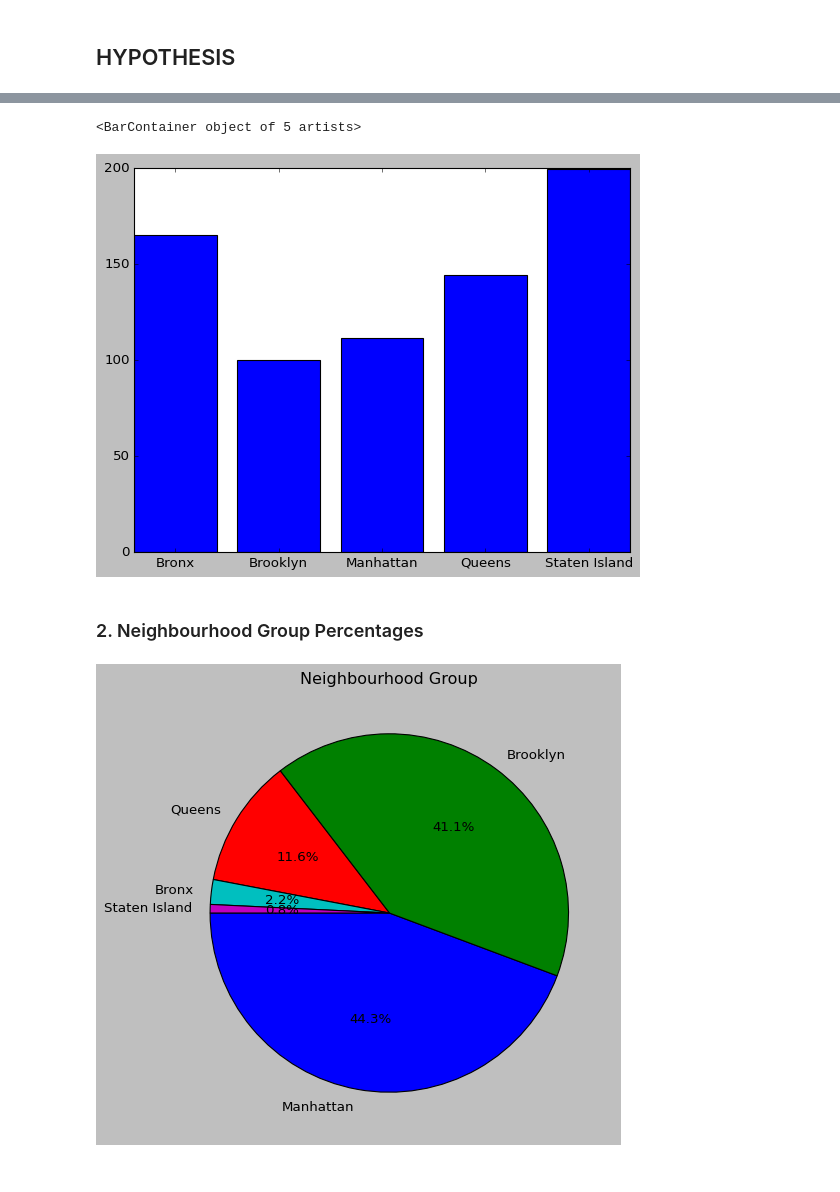
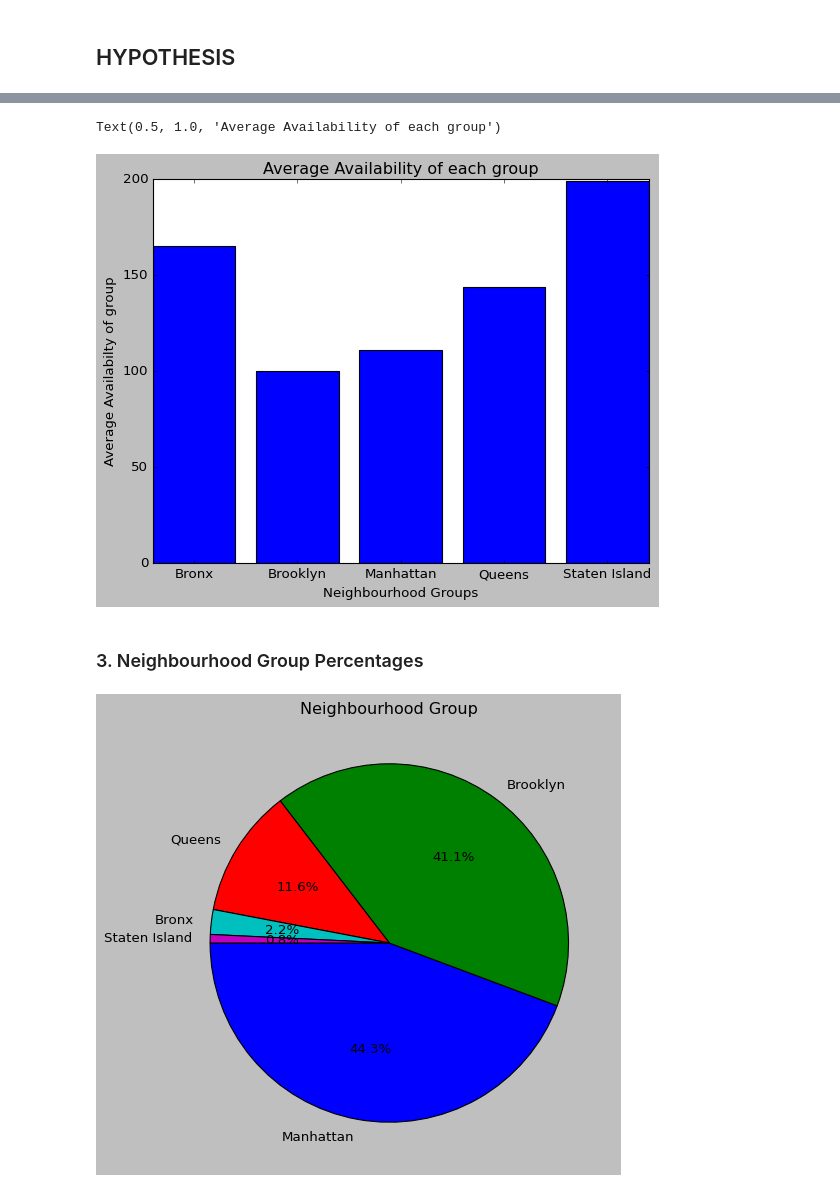
Before and after one commit to Rajashekar-Anumalla/AirbnbBookingAnalysis, a Jupyter notebook: 1_[Notebook]Airbnb_Bookings_Analysis_Capstone_Project.ipynb, the cells around one changed output, grey strips where cells are left out. Saved outputs shown, nothing was run; the diff lists cells and outputs as text; code cells hidden in the pictures.

```diff
--- a/1_[Notebook]Airbnb_Bookings_Analysis_Capstone_Project.ipynb
+++ b/1_[Notebook]Airbnb_Bookings_Analysis_Capstone_Project.ipynb
@@ -178,11 +205,14 @@ data1 = data1.groupby('neighbourhood_group', as_index= False)['availability_365'
 
 data1['availability_365'] = data1['availability_365'].astype(int)
 # for better visualization converting float value into int
-# %%
-plt.bar(data1.neighbourhood_group, data1.availability_365)
-# %% [output]
-<BarContainer object of 5 artists>
-[figure, removed]
+# %%
+plt.bar(data1.neighbourhood_group, data1.availability_365)
+plt.xlabel('Neighbourhood Groups')
+plt.ylabel('Average Availabilty of group')
+plt.title('Average Availability of each group')
+# %% [output]
+Text(0.5, 1.0, 'Average Availability of each group')
+[figure, added]
 # %% [markdown]
-### 2. Neighbourhood Group Percentages
+### 3. Neighbourhood Group Percentages
 # %%
```
Also changed, not shown: parts of 17 cells of this notebook.
